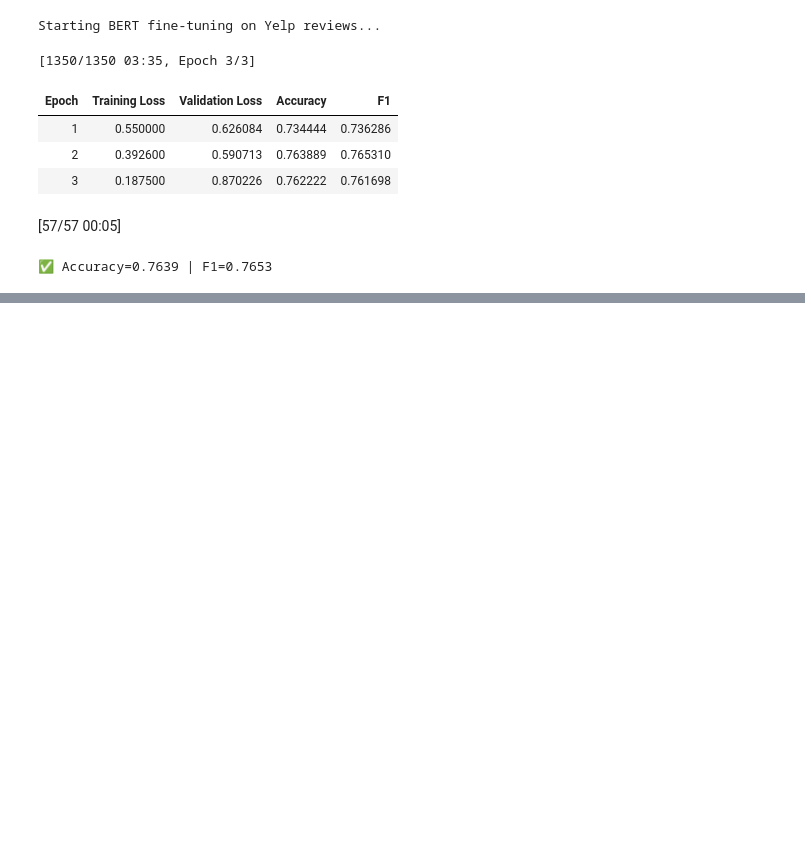
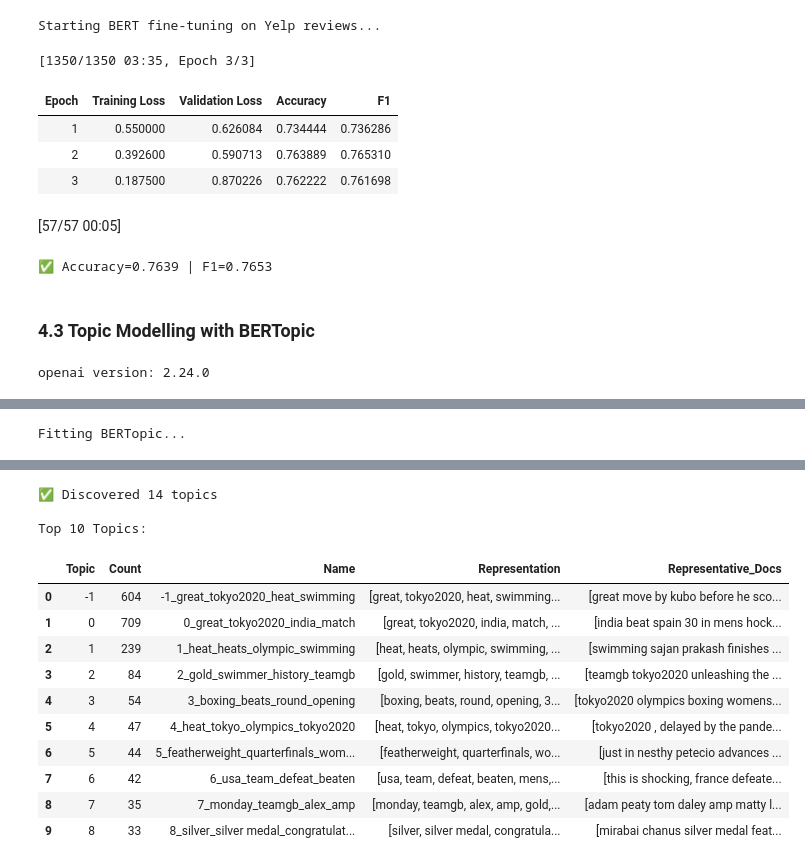
Before and after one commit to manojrawat1262/dining-trend-analysis, a Jupyter notebook: analysis_wip.ipynb, the cells around one changed output, grey strips where cells are left out. Drawn from its saved outputs; the diff is of its cells as text; code cells hidden in the pictures; blank space fills up the shorter version.

```diff
--- a/analysis_wip.ipynb
+++ b/analysis_wip.ipynb
@@ -970,3 +970,47 @@ Starting BERT fine-tuning on Yelp reviews...
 | 3 | 0.187500 | 0.870226 | 0.762222 | 0.761698 |
 [57/57 00:05]
 ✅ Accuracy=0.7639 | F1=0.7653
+# %% [markdown]
+### 4.3 Topic Modelling with BERTopic
+# %%
+import sys
+import os
+
+# Upgrade openai to v1.0+ so BERTopic's backend can import correctly
+os.system(f'{sys.executable} -m pip install --user --upgrade openai -q')
+
+# Force reload so the updated version is seen in this session
+import importlib
+import openai
+importlib.reload(openai)
+
+print(f'openai version: {openai.__version__}')
+
+# Now import BERTopic
+from bertopic import BERTopic
+from sklearn.feature_extraction.text import CountVectorizer
+
+docs = food_tweets_sample['clean_text'].dropna().tolist()
+
+vectorizer = CountVectorizer(
+    stop_words='english',
+    min_df=5,
+    ngram_range=(1, 2)
+)
+
+topic_model = BERTopic(
+    vectorizer_model = vectorizer,
+    min_topic_size   = 15,
+    nr_topics        = 'auto',
+    verbose          = True
+)
+
+print('Fitting BERTopic...')
+topics, probs = topic_model.fit_transform(docs)
+
+n_topics = len(topic_model.get_topic_info()) - 1
+print(f'\n✅ Discovered {n_topics} topics')
+print('\nTop 10 Topics:')
+topic_model.get_topic_info().head(10)
+# %% [output]
+openai version: 2.24.0
@@ -972,0 +1018 @@ Starting BERT fine-tuning on Yelp reviews...
+Fitting BERTopic...
@@ -972,0 +1030,14 @@ Starting BERT fine-tuning on Yelp reviews...
+✅ Discovered 14 topics
+
+Top 10 Topics:
+|  | Topic | Count | Name | Representation | Representative_Docs |
+| 0 | -1 | 604 | -1_great_tokyo2020_heat_swimming | [great, tokyo2020, heat, swimming... | [great move by kubo before he sco... |
+| 1 | 0 | 709 | 0_great_tokyo2020_india_match | [great, tokyo2020, india, match, ... | [india beat spain 30 in mens hock... |
+| 2 | 1 | 239 | 1_heat_heats_olympic_swimming | [heat, heats, olympic, swimming, ... | [swimming sajan prakash finishes ... |
+| 3 | 2 | 84 | 2_gold_swimmer_history_teamgb | [gold, swimmer, history, teamgb, ... | [teamgb tokyo2020 unleashing the ... |
+| 4 | 3 | 54 | 3_boxing_beats_round_opening | [boxing, beats, round, opening, 3... | [tokyo2020 olympics boxing womens... |
+| 5 | 4 | 47 | 4_heat_tokyo_olympics_tokyo2020 | [heat, tokyo, olympics, tokyo2020... | [tokyo2020 , delayed by the pande... |
+| 6 | 5 | 44 | 5_featherweight_quarterfinals_wom... | [featherweight, quarterfinals, wo... | [just in nesthy petecio advances ... |
+| 7 | 6 | 42 | 6_usa_team_defeat_beaten | [usa, team, defeat, beaten, mens,... | [this is shocking, france defeate... |
+| 8 | 7 | 35 | 7_monday_teamgb_alex_amp | [monday, teamgb, alex, amp, gold,... | [adam peaty tom daley amp matty l... |
+| 9 | 8 | 33 | 8_silver_silver medal_congratulat... | [silver, silver medal, congratula... | [mirabai chanus silver medal feat... |
```
Also changed, not shown: parts of 2 cells of this notebook.
